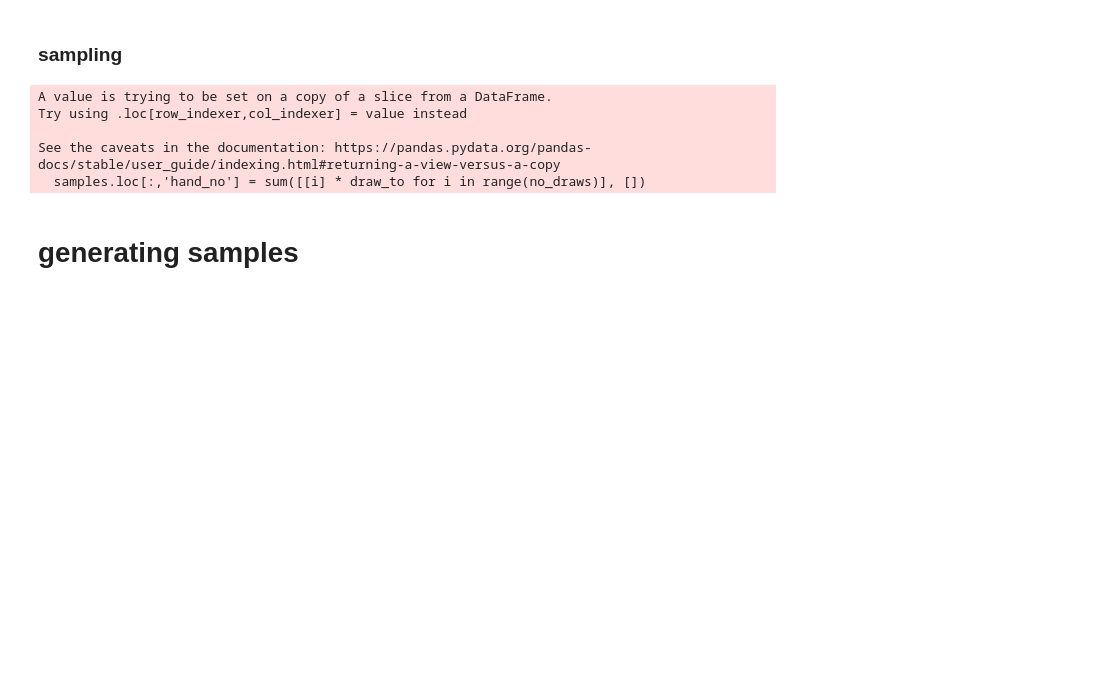
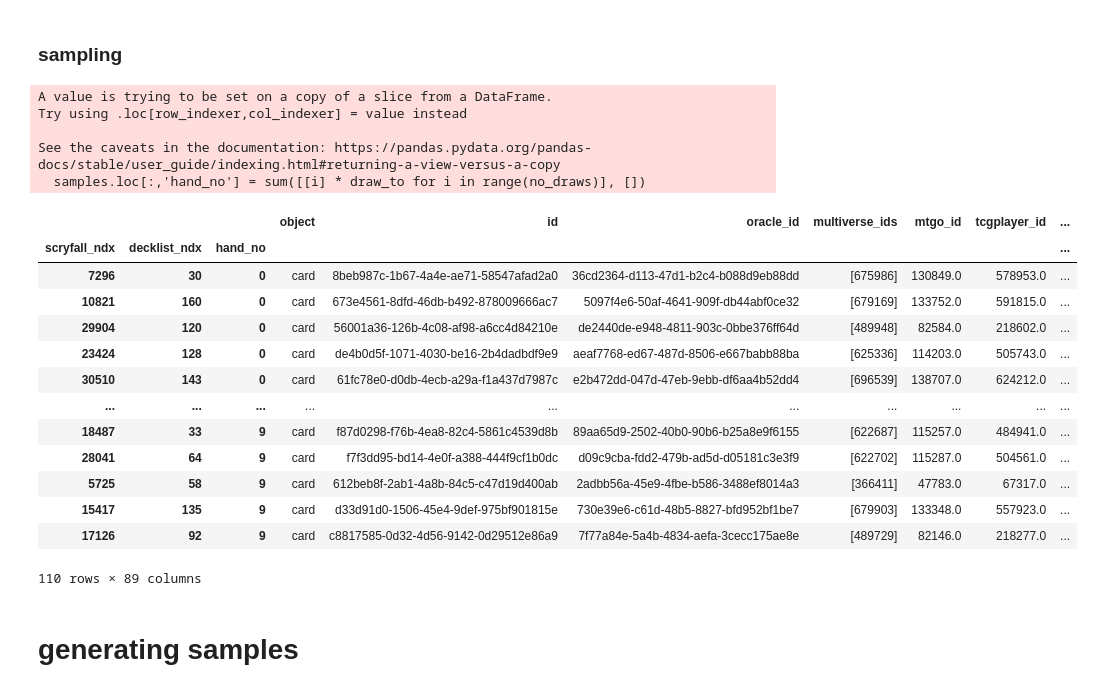
Before and after one commit to agrero/maptoken_mtg, a Jupyter notebook: sampler.ipynb, the cells around one changed output. Saved outputs shown, nothing was run; the diff lists cells and outputs as text; code cells hidden in the pictures; blank space fills up the shorter version.

```diff
--- a/sampler.ipynb
+++ b/sampler.ipynb
@@ -255,11 +272,26 @@ categories
 # %% [markdown]
 ### sampling
 # %%
-def samplev2(cardlist:pd.DataFrame, draw_to:int=10, no_draws:int=10):
+def samplev2(decklist:pd.DataFrame,
+             draw_to:int=10,
+             no_draws:int=10) -> tuple[pd.DataFrame, pd.DataFrame]:
+
+    """
+    sample a decklist by subsetting through random indexing
+    and subsequent subsampling.
+
+    decklist: pandas dataframe representing a decklist in the format of
+        a scryfall card
+    draw_to: an integer representing the 'cards drawn'
+    no_draws: an integer representing the number of subsamples to take
+        from a decklist
+
+    returns: tuple of dataframes representing the deck and the deck samples
+    """
 
     # sample 100 cards
 
-    deck = sample_cardlist(cardlist)
+    deck = sample_cardlist(decklist)
 
     # shuffle
 
@@ -277,7 +309,10 @@ def samplev2(cardlist:pd.DataFrame, draw_to:int=10, no_draws:int=10):
 
     samples = samples.set_index('hand_no', append=True)
 
-    return samples
+
+    # with the future of how this is organized I think this should return indices rather than
+    # the entire dataframe
+    return samples, deck
 # %%
 card_data = samplev2(card_data, draw_to=11)
 # %% [output]
@@ -289,7 +324,26 @@ See the caveats in the documentation: https://pandas.pydata.org/pandas-docs/stab
 # %%
 # splitting things
 
 # need to do this at the beginning
+
+
+
+card_data
+# %% [output]
+|  |  |  | object | id | oracle_id | multiverse_ids | mtgo_id | tcgplayer_id | ... |
+| scryfall_ndx | decklist_ndx | hand_no |  |  |  |  |  |  | ... |
+| 7296 | 30 | 0 | card | 8beb987c-1b67-4a4e-ae71-58547afad2a0 | 36cd2364-d113-47d1-b2c4-b088d9eb88dd | [675986] | 130849.0 | 578953.0 | ... |
+| 10821 | 160 | 0 | card | 673e4561-8dfd-46db-b492-878009666ac7 | 5097f4e6-50af-4641-909f-db44abf0ce32 | [679169] | 133752.0 | 591815.0 | ... |
+| 29904 | 120 | 0 | card | 56001a36-126b-4c08-af98-a6cc4d84210e | de2440de-e948-4811-903c-0bbe376ff64d | [489948] | 82584.0 | 218602.0 | ... |
+| 23424 | 128 | 0 | card | de4b0d5f-1071-4030-be16-2b4dadbdf9e9 | aeaf7768-ed67-487d-8506-e667babb88ba | [625336] | 114203.0 | 505743.0 | ... |
+| 30510 | 143 | 0 | card | 61fc78e0-d0db-4ecb-a29a-f1a437d7987c | e2b472dd-047d-47eb-9ebb-df6aa4b52dd4 | [696539] | 138707.0 | 624212.0 | ... |
+| ... | ... | ... | ... | ... | ... | ... | ... | ... | ... |
+| 18487 | 33 | 9 | card | f87d0298-f76b-4ea8-82c4-5861c4539d8b | 89aa65d9-2502-40b0-90b6-b25a8e9f6155 | [622687] | 115257.0 | 484941.0 | ... |
+| 28041 | 64 | 9 | card | f7f3dd95-bd14-4e0f-a388-444f9cf1b0dc | d09c9cba-fdd2-479b-ad5d-d05181c3e3f9 | [622702] | 115287.0 | 504561.0 | ... |
+| 5725 | 58 | 9 | card | 612beb8f-2ab1-4a8b-84c5-c47d19d400ab | 2adbb56a-45e9-4fbe-b586-3488ef8014a3 | [366411] | 47783.0 | 67317.0 | ... |
+| 15417 | 135 | 9 | card | d33d91d0-1506-45e4-9def-975bf901815e | 730e39e6-c61d-48b5-8827-bfd952bf1be7 | [679903] | 133348.0 | 557923.0 | ... |
+| 17126 | 92 | 9 | card | c8817585-0d32-4d56-9142-0d29512e86a9 | 7f77a84e-5a4b-4834-aefa-3cecc175ae8e | [489729] | 82146.0 | 218277.0 | ... |
+110 rows × 89 columns
 # %% [markdown]
 # generating samples
 # %%
```
Also changed, not shown: parts of 9 cells of this notebook.
